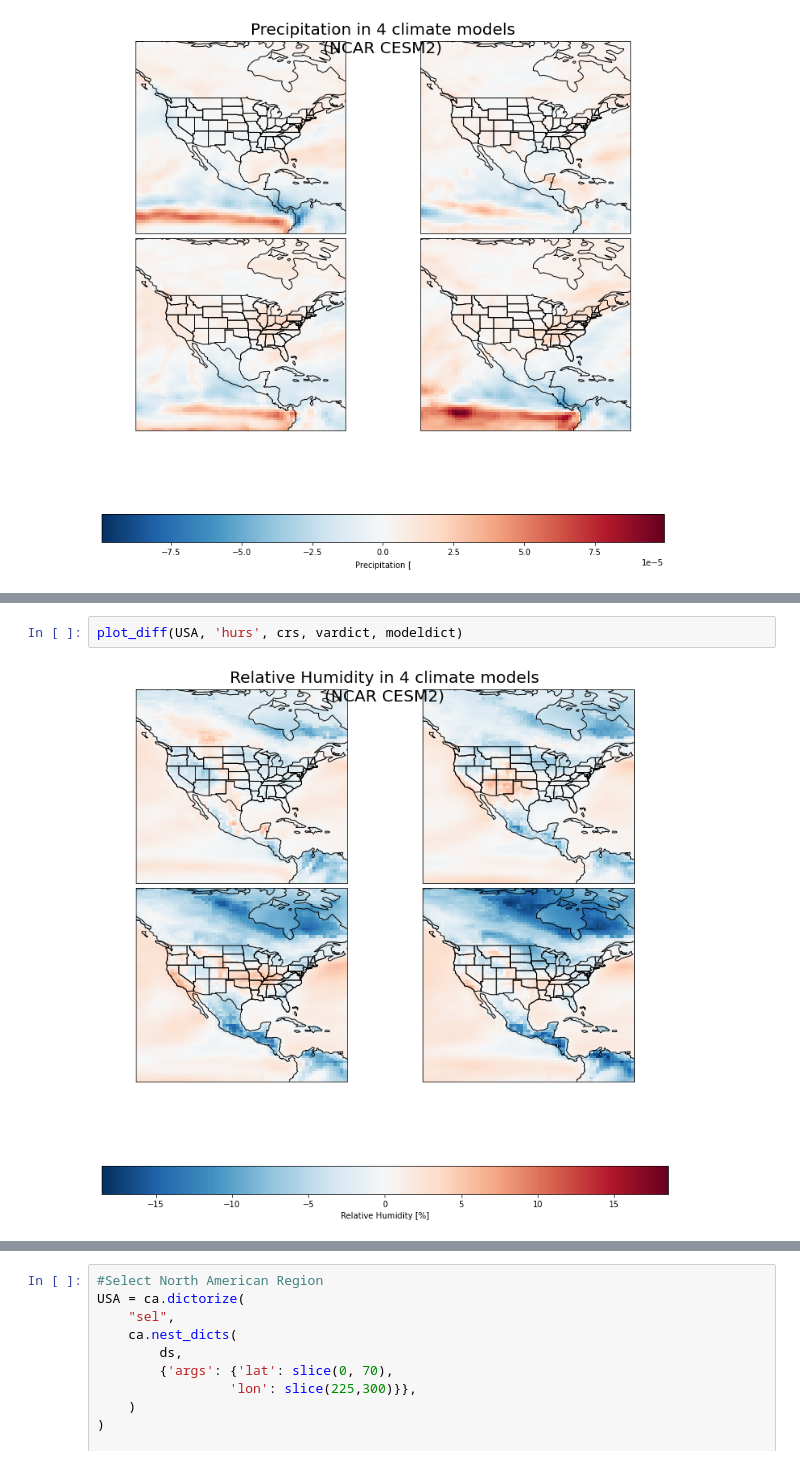
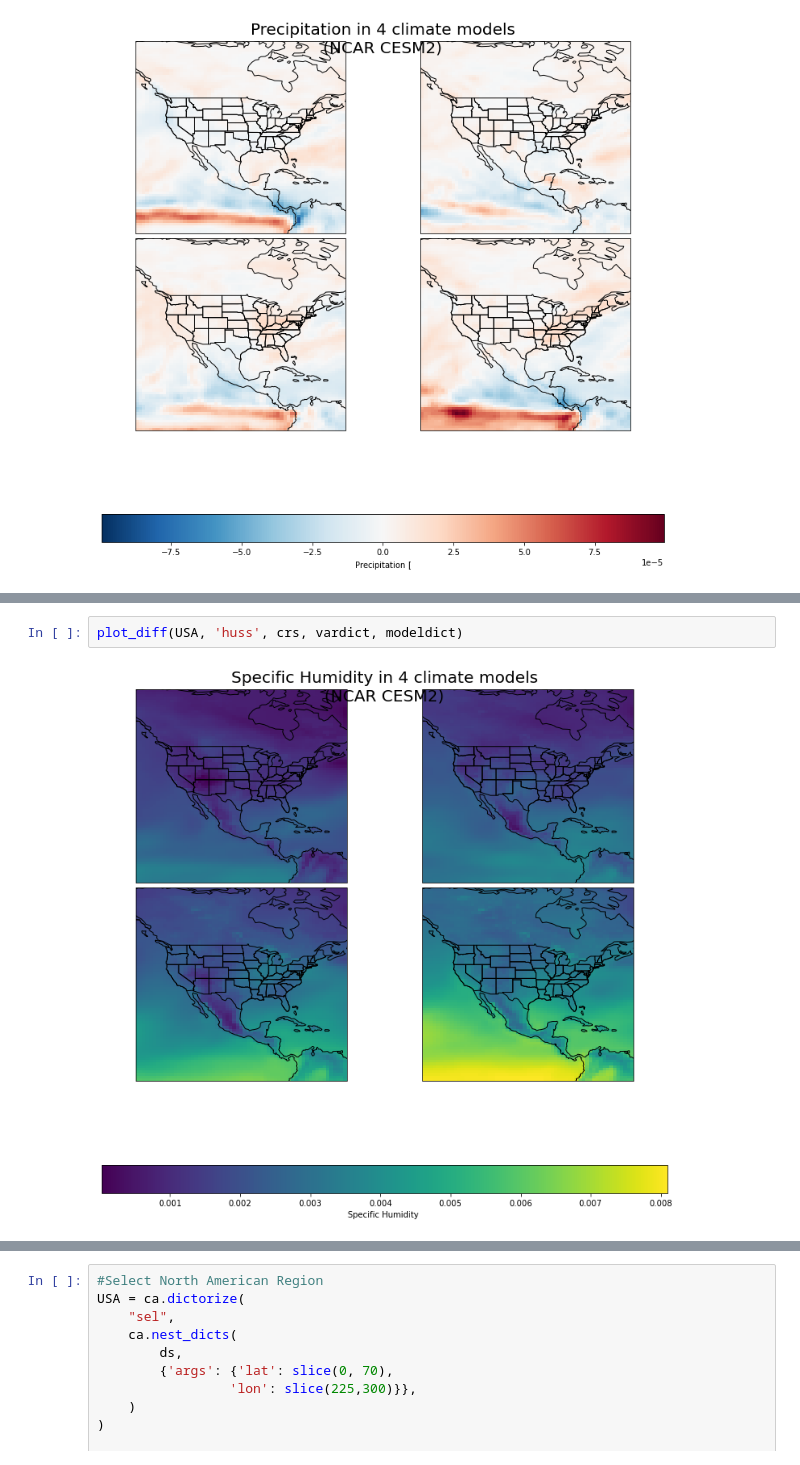
Before and after one commit to UCB-stat-159-s22/hw07-group20, a Jupyter notebook: notebooks/United States.ipynb, the cells around one changed output, grey strips where cells are left out. Drawn from its saved outputs; the diff is of its cells as text.

```diff
--- a/notebooks/United States.ipynb
+++ b/notebooks/United States.ipynb
@@ -179,5 +178,5 @@ The Intertropical Convergence Zone, or ITCZ, is the region that circles the Eart
 # %%
-plot_diff(USA, 'hurs', crs, vardict, modeldict)
+plot_diff(USA, 'huss', crs, vardict, modeldict)
 # %% [output]
-[figure, old version]
+[figure, new version]
 # %% [markdown]
```
Also changed, not shown: parts of 3 cells of this notebook, 1 other file.
